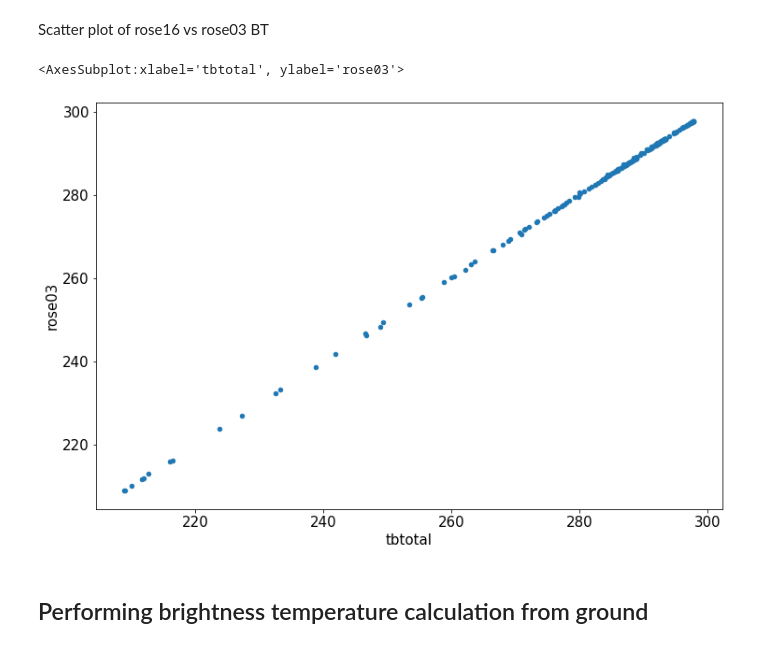
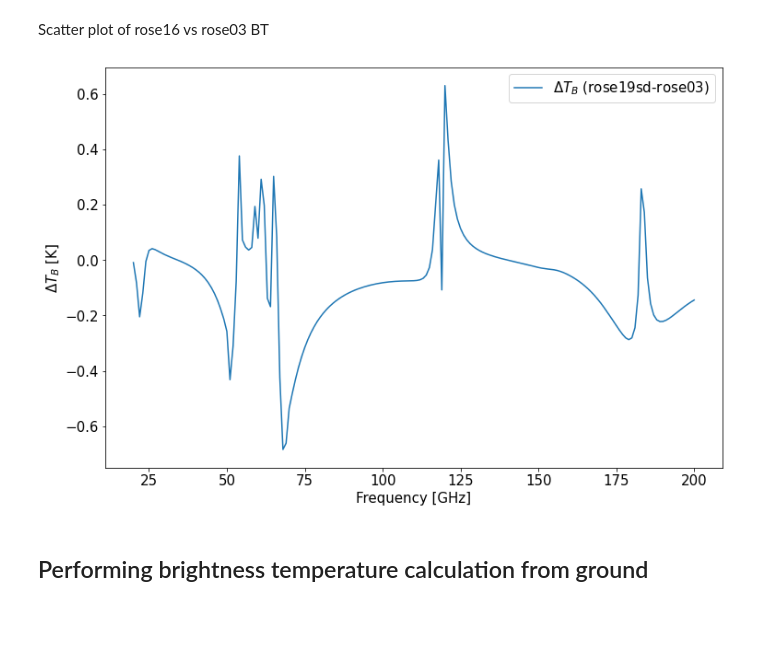
Before and after one commit to SatCloP/pyrtlib, a Jupyter notebook: docs/source/tutorial.ipynb, the cells around one changed output. Cells and saved outputs as stored; diff of their text form; code cells hidden in the pictures; blank space fills up the shorter version.

```diff
--- a/docs/source/tutorial.ipynb
+++ b/docs/source/tutorial.ipynb
@@ -108,11 +108,15 @@ df
 181 rows × 9 columns
 # %% [markdown]
 Scatter plot of rose16 vs rose03 BT
-# %%
-df.plot(kind='scatter', x='tbtotal', y='rose03', figsize=(12,8))
-# %% [output]
-<AxesSubplot:xlabel='tbtotal', ylabel='rose03'>
-[figure, removed]
+# %%
+fig, ax = plt.subplots(1, 1, figsize=(12,8))
+ax.set_xlabel('Frequency [GHz]')
+ax.set_ylabel('$\Delta {T_B}$ [K]')
+df.delta.plot(ax=ax, figsize=(12,8), label='$\Delta {T_B}$ (rose19sd-rose03)')
+ax.legend()
+plt.show()
+# %% [output]
+[figure, added]
 # %% [markdown]
 ## Performing brightness temperature calculation from ground
 # %%
```
Also changed, not shown: parts of 5 cells of this notebook.
